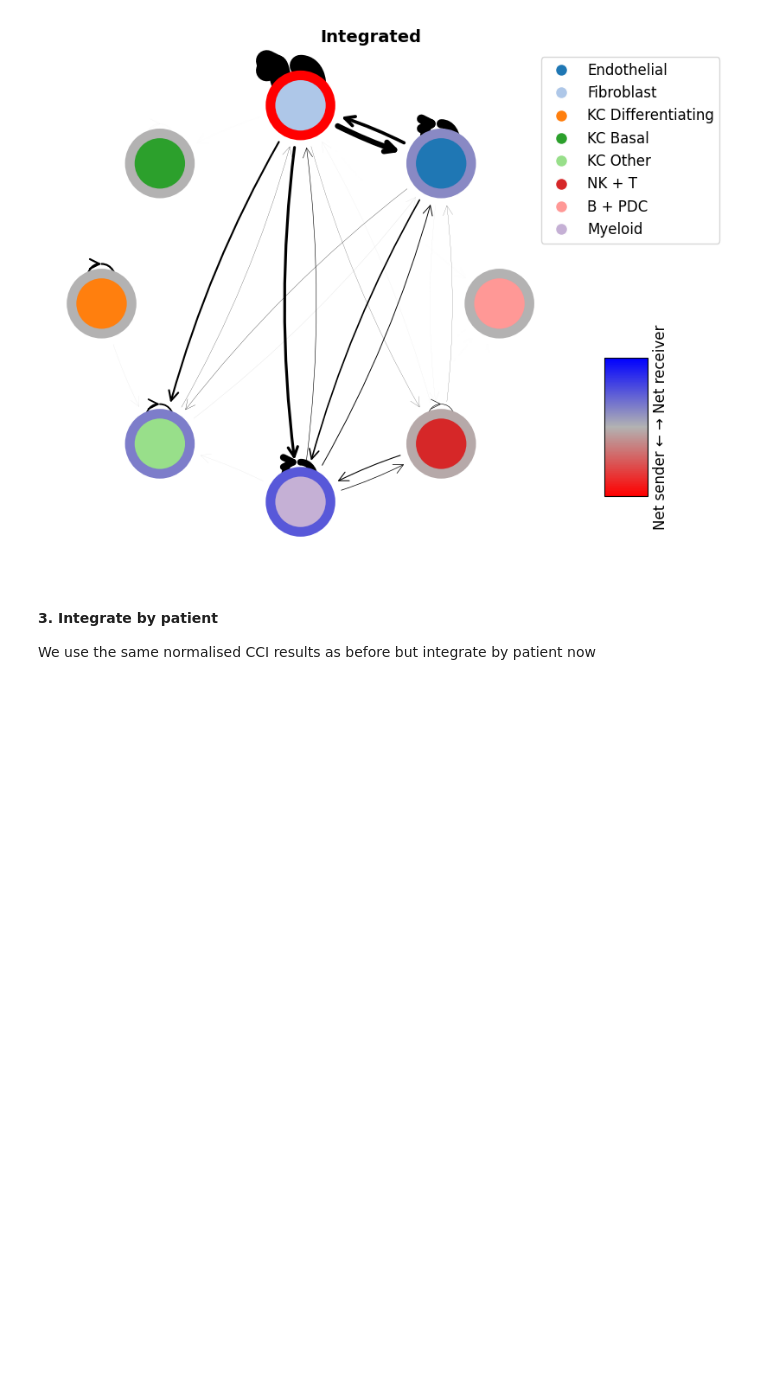
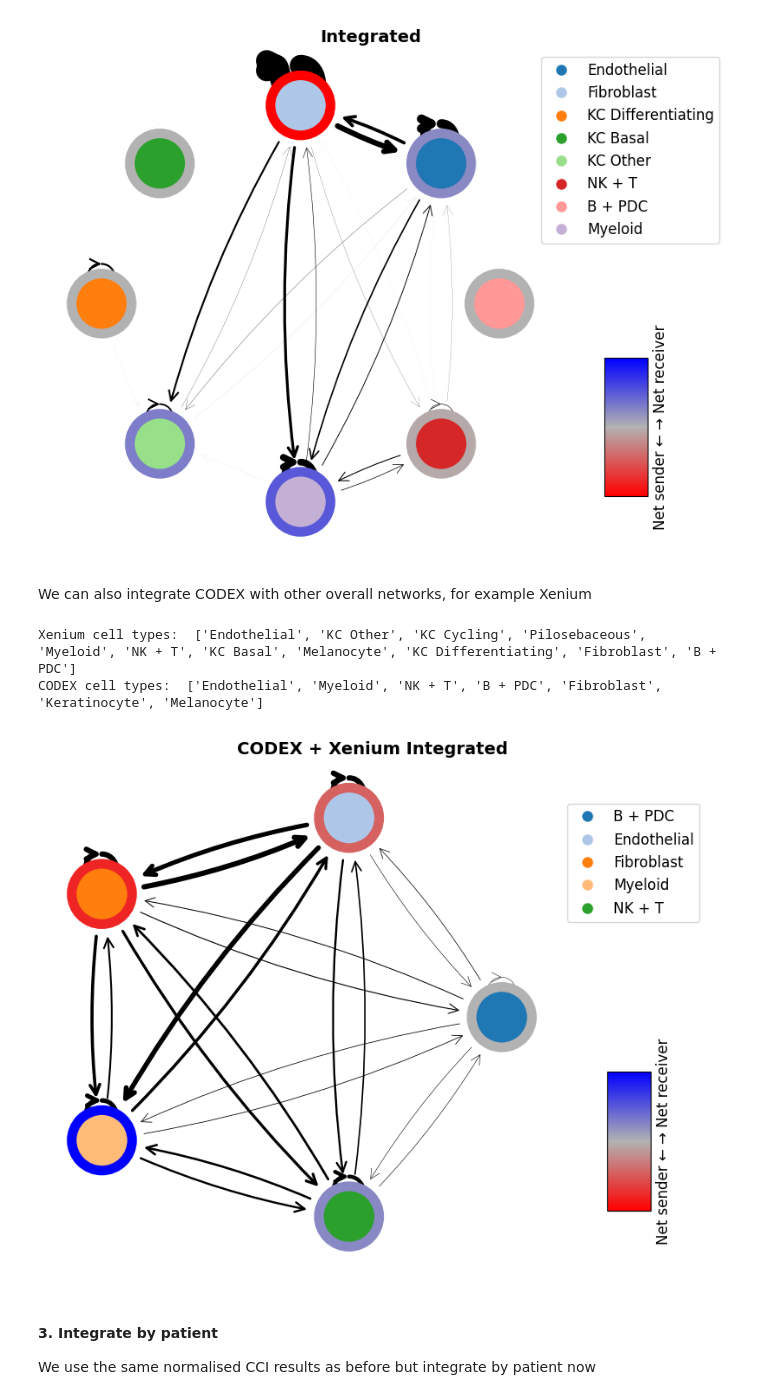
Before and after one commit to GenomicsMachineLearning/MMCCI, a Jupyter notebook: examples/melanoma_example.ipynb, the cells around one changed output. Drawn from its saved outputs; the diff is of its cells as text; code cells hidden in the pictures; blank space fills up the shorter version.

```diff
--- a/examples/melanoma_example.ipynb
+++ b/examples/melanoma_example.ipynb
@@ -177,6 +143,24 @@ integrated = integrated.filter_by_p_vals().calc_overall(assay='filtered')
 mmcci.plt.network_plot(integrated.assays['filtered']['overall'], node_colors=colors, title='Integrated')
 # %% [output]
 [figure]
+# %% [markdown]
+We can also integrate CODEX with other overall networks, for example Xenium
+# %%
+# The cell types are different between the platforms
+print("Xenium cell types: ", xenium.get_cell_types())
+print("CODEX cell types: ", codex.get_cell_types())
+
+# We can join some of the cell types in the Xenium together
+xenium_alt = xenium.merge_cell_types(['KC Basal', 'KC Cycling', 'KC Differentiating', 'KC Other', 'Pilosebaceous'], 'Keratinocyte')
+
+# Now we can integrate the Xenium and CODEX overall networks
+codex_xenium_integrated = mmcci.it.integrate_networks([codex, xenium_alt], assay=['raw', 'filtered'], network_key=['network', 'overall'])
+
+mmcci.plt.network_plot(codex_xenium_integrated.assays['raw']['network'], title='CODEX + Xenium Integrated')
+# %% [output]
+Xenium cell types:  ['Endothelial', 'KC Other', 'KC Cycling', 'Pilosebaceous', 'Myeloid', 'NK + T', 'KC Basal', 'Melanocyte', 'KC Differentiating', 'Fibroblast', 'B + PDC']
+CODEX cell types:  ['Endothelial', 'Myeloid', 'NK + T', 'B + PDC', 'Fibroblast', 'Keratinocyte', 'Melanocyte']
+[figure, added]
 # %% [markdown]
 #### 3. Integrate by patient
 
```
Also changed, not shown: parts of 8 cells of this notebook, 15 other files.
